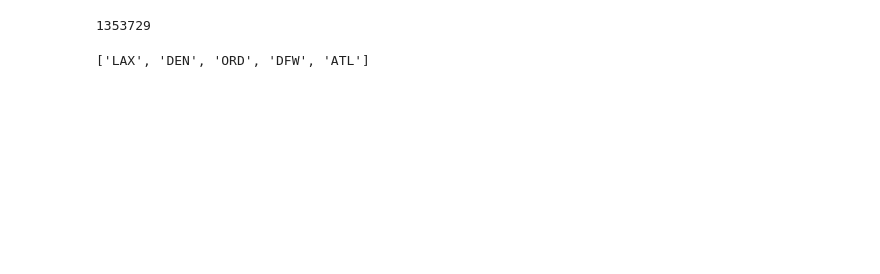
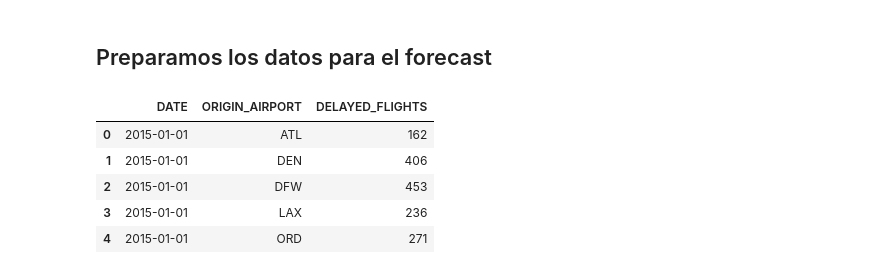
Before and after one commit to inesgfortis/Aircraft_Delays_Analysis, a Jupyter notebook: Forecast/Preprocessing.ipynb, the cells around one changed output. Cells and saved outputs as stored; diff of their text form; code cells hidden in the pictures; blank space fills up the shorter version.

```diff
--- a/Forecast/Preprocessing.ipynb
+++ b/Forecast/Preprocessing.ipynb
@@ -6,3 +11,4 @@ pd.set_option('display.max_columns', None)
 # %%
-# Lectura de datos
-df = pd.read_parquet("../Preprocessing/flightsCleaned.parquet")
+# Lectura de datos previamente limpiados
+df = pd.read_parquet("../Preprocessing/flightsFilteredCleaned.parquet")
+df['ORIGIN_AIRPORT'].unique()
@@ -28,32 +36,8 @@ top_10_df = df[df.ORIGIN_AIRPORT.isin(top_10)]
-# %%
-# De estos diez, cogemos los 5 con mayor numero de retrasos
-# Repetimos el proceso
-del(airports)
-
-# Agrupos los datos de vuelos por aeropuesrtos
-df = top_10_df
-airports = pd.DataFrame(df.groupby(df['ORIGIN_AIRPORT'])["FLIGHT_NUMBER"].count())
-airports = airports.rename(columns={"FLIGHT_NUMBER":"TOTAL_FLIGHTS"})
-airports["DELAYED_FLIGHTS"] =  df[df["ARRIVAL_DELAY"]>0].groupby(df['ORIGIN_AIRPORT'])["FLIGHT_NUMBER"].count()
-airports["DELAY_PERCENTAGE"] = np.round(airports['DELAYED_FLIGHTS']/airports['TOTAL_FLIGHTS']*100,2)
-
-# Ordenamos los aeropuertos de tal manera que los 5 con mayor % de retrasos aparezcan los primeros
-airports = airports.sort_values('DELAYED_FLIGHTS',ascending=False)
-airports = airports.reset_index(level=0, drop=False)
-
-
-# Seleccionamos el top 10 trafico aereo
-top_5 = airports.loc[0:4]
-top_5 = list(top_5['ORIGIN_AIRPORT'])
-
-# Filtramos nuestros datos para quedarnos únicamente con los correspondientes a dichos aeropuertos
-top_5_delay = df[df.ORIGIN_AIRPORT.isin(top_5)]
-len(top_5_delay)
-# %% [output]
-1353729
-# %%
-list(top_5_delay['ORIGIN_AIRPORT'].unique())
-# %% [output]
-['LAX', 'DEN', 'ORD', 'DFW', 'ATL']
+# %%
+# Seleccionamos dichos aeropuertos
+top_5 = list(airports.loc[0:4,'ORIGIN_AIRPORT'])
+
+# Filtramos nuestros datos para quedarnos únicamente con los correspondientes a dichos aeropuertos
+df = df[df.ORIGIN_AIRPORT.isin(top_5)]
 # %%
 # Guardamos
@@ -60,0 +45,14 @@ top_5_delay.to_parquet("top_5_delay.parquet", index=False)
+# %% [markdown]
+## Preparamos los datos para el forecast
+# %%
+# Agrupamos los datos por aerolinea, fecha, y aeropuerto de origen y contamos el número de vuelos
+data = pd.DataFrame(df[df["ARRIVAL_DELAY"]>0].groupby(["DATE","ORIGIN_AIRPORT"])["FLIGHT_NUMBER"].count()).reset_index()
+data = data.rename(columns={"FLIGHT_NUMBER":"DELAYED_FLIGHTS"})
+data.head()
+# %% [output]
+|  | DATE | ORIGIN_AIRPORT | DELAYED_FLIGHTS |
+| 0 | 2015-01-01 | ATL | 162 |
+| 1 | 2015-01-01 | DEN | 406 |
+| 2 | 2015-01-01 | DFW | 453 |
+| 3 | 2015-01-01 | LAX | 236 |
+| 4 | 2015-01-01 | ORD | 271 |
```
Also changed, not shown: parts of 13 cells of this notebook, 13 other files.
